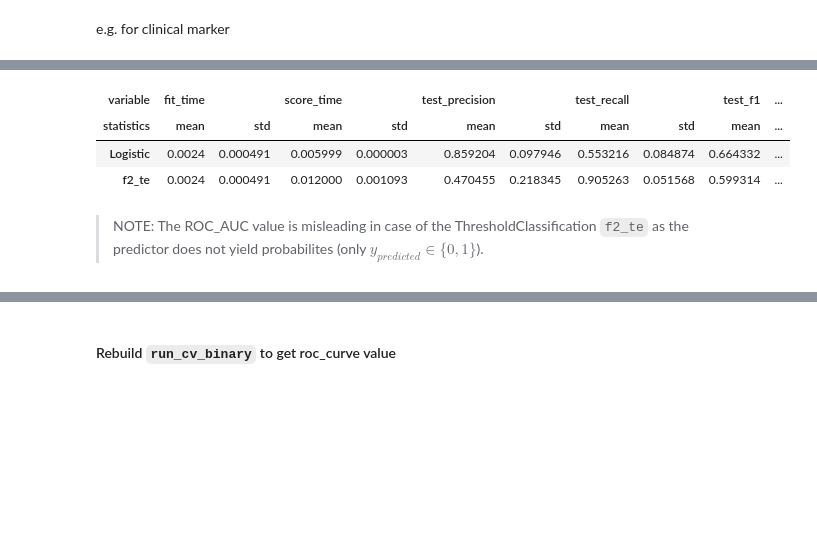
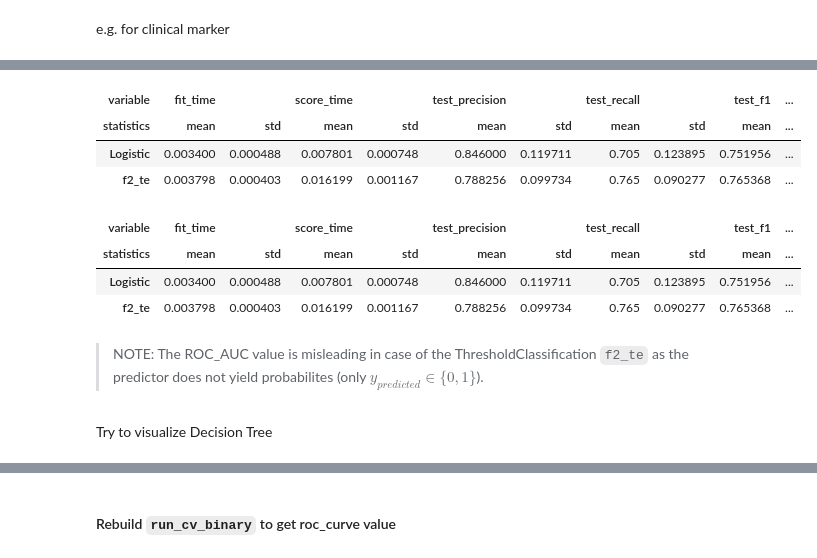
Before and after one commit to llniu/ALD-study, a Jupyter notebook: ald_analysis_hw.ipynb, the cells around one changed output, grey strips where cells are left out. Drawn from its saved outputs; the diff is of its cells as text; code cells hidden in the pictures; blank space fills up the shorter version.

```diff
--- a/ald_analysis_hw.ipynb
+++ b/ald_analysis_hw.ipynb
@@ -1051,0 +1087,9 @@ def _get_cv_means(results_dict:dict) -> pd.DataFrame:
+# %%
+_y = kleiner_ge_2
+_X = demographics[['age', 'gender_num']].dropna()
+_intersection = _y.index.intersection(_X.index)
+assert len(_intersection) == len(_y.index), "Missing indices in feature data: {}".format(", ".join(_y.index.difference(_intersection)))
+# %%
+_X = data_cli.te.to_frame().fillna(0)
+# _X = _X.join(demographics[['age', 'gender_num']])
+_X
@@ -1051,0 +1111,4 @@ def _get_cv_means(results_dict:dict) -> pd.DataFrame:
+# %%
+in_both = _y.index.intersection(_X.index)
+_X = _X.loc[in_both]
+_X
@@ -1054,8 +1132,8 @@ e.g. for clinical marker
 # %%
 clf = {**{'f2_te': clf_te}, **clf_sklearn}
 print("Klassifiers:", ", ".join(clf.keys()))
-y_true = data_cli.kleiner > 2.0
-result_dict = run_cv_binary(clf, X=data_cli.te.to_frame().fillna(0), y=y_true, cv=5, scoring=scoring)
-result_dict
+
+result_dict = run_cv_binary(clf, X=_X, y=_y, cv=5, scoring=scoring)
+result_dict.keys()
 # %% [output]
 Klassifiers: f2_te, Logistic
@@ -1080,9 +1141,18 @@ Klassifiers: f2_te, Logistic
 # %%
-_get_cv_means(result_dict)
+_get_cv_means(result_dict).sort_values(('test_f1', 'mean'))
 # %% [output]
 | variable | fit_time |  | score_time |  | test_precision |  | test_recall |  | test_f1 | ... |
 | statistics | mean | std | mean | std | mean | std | mean | std | mean | ... |
-| Logistic | 0.0024 | 0.000491 | 0.005999 | 0.000003 | 0.859204 | 0.097946 | 0.553216 | 0.084874 | 0.664332 | ... |
-| f2_te | 0.0024 | 0.000491 | 0.012000 | 0.001093 | 0.470455 | 0.218345 | 0.905263 | 0.051568 | 0.599314 | ... |
+| Logistic | 0.003400 | 0.000488 | 0.007801 | 0.000748 | 0.846000 | 0.119711 | 0.705 | 0.123895 | 0.751956 | ... |
+| f2_te | 0.003798 | 0.000403 | 0.016199 | 0.001167 | 0.788256 | 0.099734 | 0.765 | 0.090277 | 0.765368 | ... |
+# %%
+_get_cv_means(result_dict).sort_values(('test_f1', 'mean'))
+# %% [output]
+| variable | fit_time |  | score_time |  | test_precision |  | test_recall |  | test_f1 | ... |
+| statistics | mean | std | mean | std | mean | std | mean | std | mean | ... |
+| Logistic | 0.003400 | 0.000488 | 0.007801 | 0.000748 | 0.846000 | 0.119711 | 0.705 | 0.123895 | 0.751956 | ... |
+| f2_te | 0.003798 | 0.000403 | 0.016199 | 0.001167 | 0.788256 | 0.099734 | 0.765 | 0.090277 | 0.765368 | ... |
 # %% [markdown]
 > NOTE: The ROC_AUC value is misleading in case of the ThresholdClassification `f2_te` as the predictor does not yield probabilites (only $y_{predicted} \in \{0,1\}$).
+# %% [markdown]
+Try to visualize Decision Tree
```
Also changed, not shown: parts of 23 cells of this notebook.
